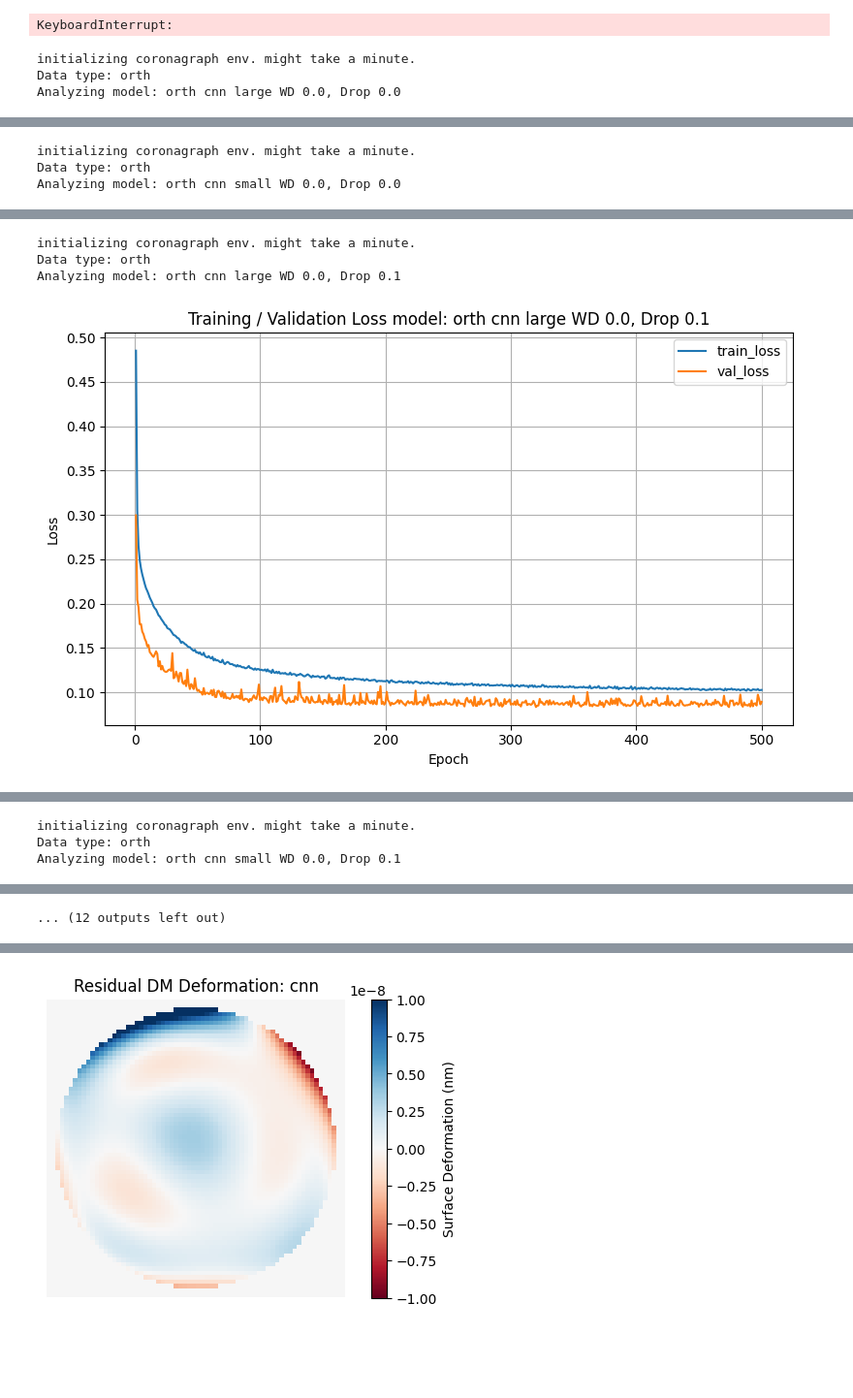
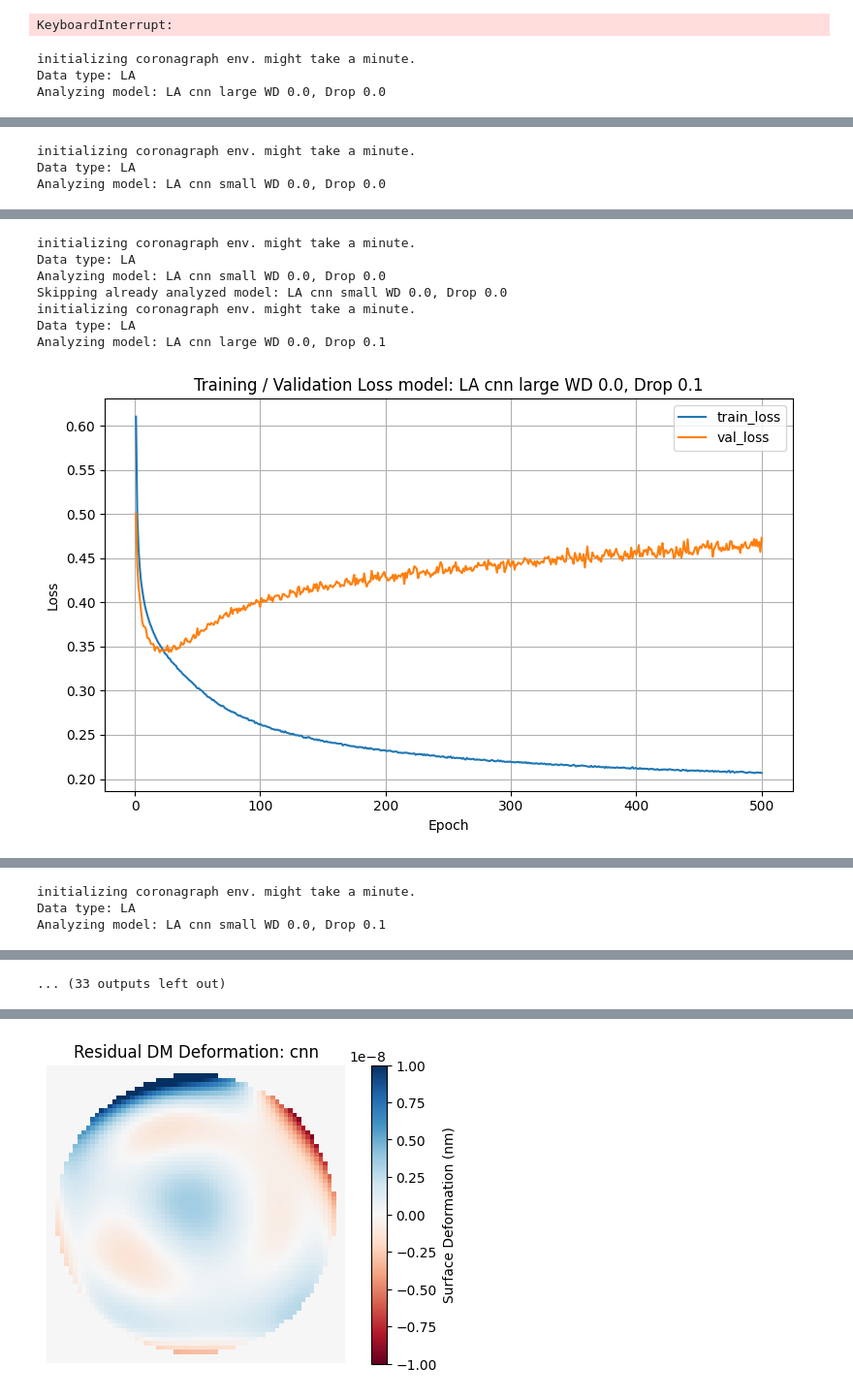
Before and after one commit to AlexeiKorolev/NASA-RL-Wavefront-Control, a Jupyter notebook: RL/mass_eval.ipynb, the cells around one changed output, grey strips where cells are left out. Shown at 97% size. Drawn from its saved outputs; the diff is of its cells as text; code cells hidden in the pictures; blank space fills up the shorter version.

```diff
--- a/RL/mass_eval.ipynb
+++ b/RL/mass_eval.ipynb
@@ -486,7 +479,7 @@ KeyboardInterrupt:
 
 import os
 
-folders_to_analyze = [r'cnn\orth'] # [r'cnn\LA', r'mlp\LA'] #[r'cnn\orth rand']# [r'cnn\LA new', r'cnn\orth new']# [r'mlp\LA', r'mlp\orth', r'linear\LA', r'linear\orth', r'mlp\orth rand', r'mlp\LA rand']
+folders_to_analyze = [r'cnn\LA'] # [r'cnn\LA', r'mlp\LA'] #[r'cnn\orth rand']# [r'cnn\LA new', r'cnn\orth new']# [r'mlp\LA', r'mlp\orth', r'linear\LA', r'linear\orth', r'mlp\orth rand', r'mlp\LA rand']
 
 prefix_path = r"A:\Projects\DM + RL\RL\models\hyperparam_models"
 
@@ -562,5 +555,5 @@ for folder in folders_to_analyze:
         # general_model_eval[name]["exp2 evaluation stats"] = evaluation_stats2
 # %% [output]
 initializing coronagraph env. might take a minute.
-Data type: orth
-Analyzing model: orth cnn large WD 0.0, Drop 0.0
+Data type: LA
+Analyzing model: LA cnn large WD 0.0, Drop 0.0
@@ -570,3 +563,3 @@ Minimum Training Loss: 0.02235032767057419
 initializing coronagraph env. might take a minute.
-Data type: orth
-Analyzing model: orth cnn small WD 0.0, Drop 0.0
+Data type: LA
+Analyzing model: LA cnn small WD 0.0, Drop 0.0
@@ -576,4 +569,8 @@ Minimum Training Loss: 0.06027067649960518
 initializing coronagraph env. might take a minute.
-Data type: orth
-Analyzing model: orth cnn large WD 0.0, Drop 0.1
+Data type: LA
+Analyzing model: LA cnn small WD 0.0, Drop 0.0
+Skipping already analyzed model: LA cnn small WD 0.0, Drop 0.0
+initializing coronagraph env. might take a minute.
+Data type: LA
+Analyzing model: LA cnn large WD 0.0, Drop 0.1
-[figure, old version]
+[figure, new version]
@@ -582,3 +579,3 @@ Minimum Training Loss: 0.10192469656467437
 initializing coronagraph env. might take a minute.
-Data type: orth
-Analyzing model: orth cnn small WD 0.0, Drop 0.1
+Data type: LA
+Analyzing model: LA cnn small WD 0.0, Drop 0.1
@@ -588,4 +585,4 @@ Minimum Training Loss: 0.1397015644311905
-... (12 outputs left out)
+... (33 outputs left out)
 # %%
 # save general_model_eval to json
 
```
Also changed, not shown: parts of 4 cells of this notebook, 20 other files.
